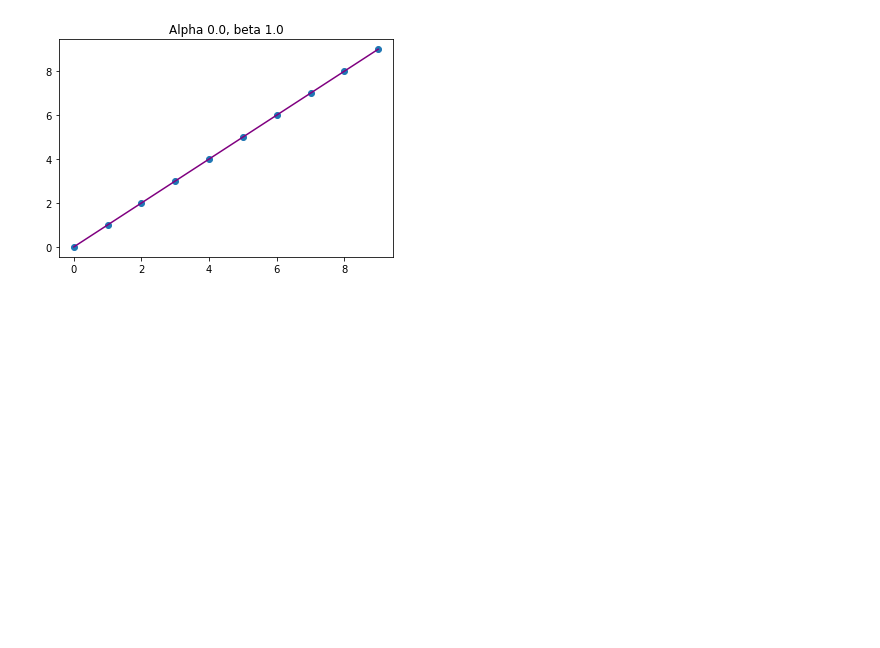
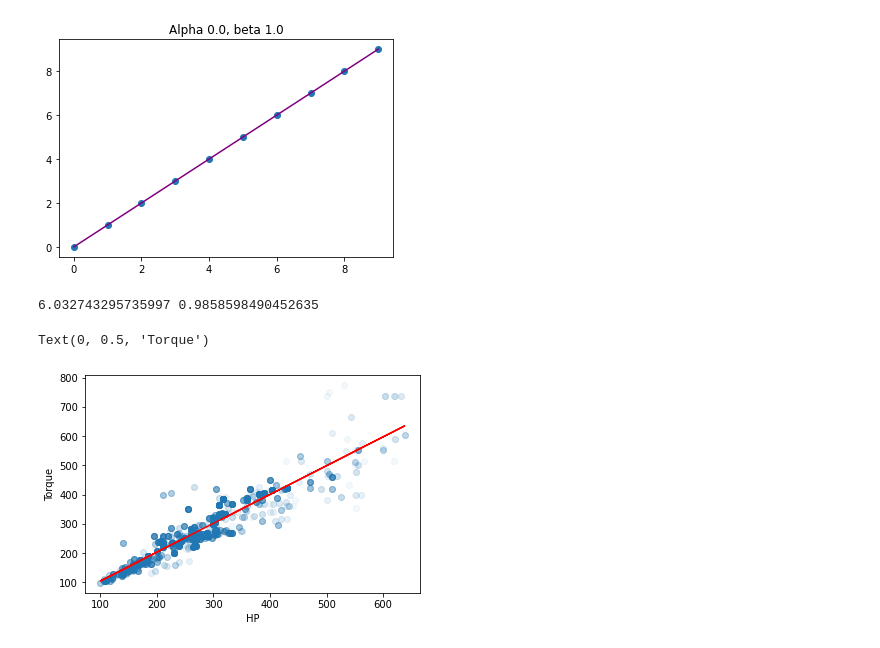
Before and after one commit to skylucacius/Tutoriais-Python, a Jupyter notebook: Rune/Lição 14 - regressão linear.ipynb, the cells around one changed output. Saved outputs shown, nothing was run; the diff lists cells and outputs as text; code cells hidden in the pictures; blank space fills up the shorter version.

```diff
--- a/Rune/Lição 14 - regressão linear.ipynb
+++ b/Rune/Lição 14 - regressão linear.ipynb
@@ -83,3 +83,37 @@ ax.plot(X,Y_pred, c='purple')
 # %% [output]
 [<matplotlib.lines.Line2D at 0x...>]
 [figure]
+# %%
+filename = 'files/cars.csv'
+import csv
+# %%
+with open(filename, 'r') as f:
+    lista = list(csv.DictReader(f))
+
+    HP_list = [int(linha["Horsepower"]) for linha in lista]
+    Torque_list = [int(linha["Torque"]) for linha in lista]
+
+    HP = np.array(HP_list).reshape((-1,1))
+    Torque = np.array(Torque_list).reshape((-1,1))
+
+    # print(len(HP)) # 5076
+    # print(len(Torque)) # 5076
+
+lin_regressor2 = LinearRegression()
+lin_regressor2.fit(HP, Torque)
+Torque_predicted = lin_regressor2.predict(HP)
+# %%
+alpha = lin_regressor2.intercept_[0] # esse alfa tem a ver com o coeficiente linear da regressão
+beta = lin_regressor2.coef_[0][0]
+print(alpha, beta)
+# %% [output]
+6.032743295735997 0.9858598490452635
+# %%
+fig, ax = plt.subplots()
+ax.scatter(HP, Torque, alpha = 0.05) # esse alfa tem a ver com a transparência dos pontos da figura
+ax.plot(HP, Torque_predicted, c='r')
+ax.set_xlabel("HP")
+ax.set_ylabel("Torque")
+# %% [output]
+Text(0, 0.5, 'Torque')
+[figure, added]
```
